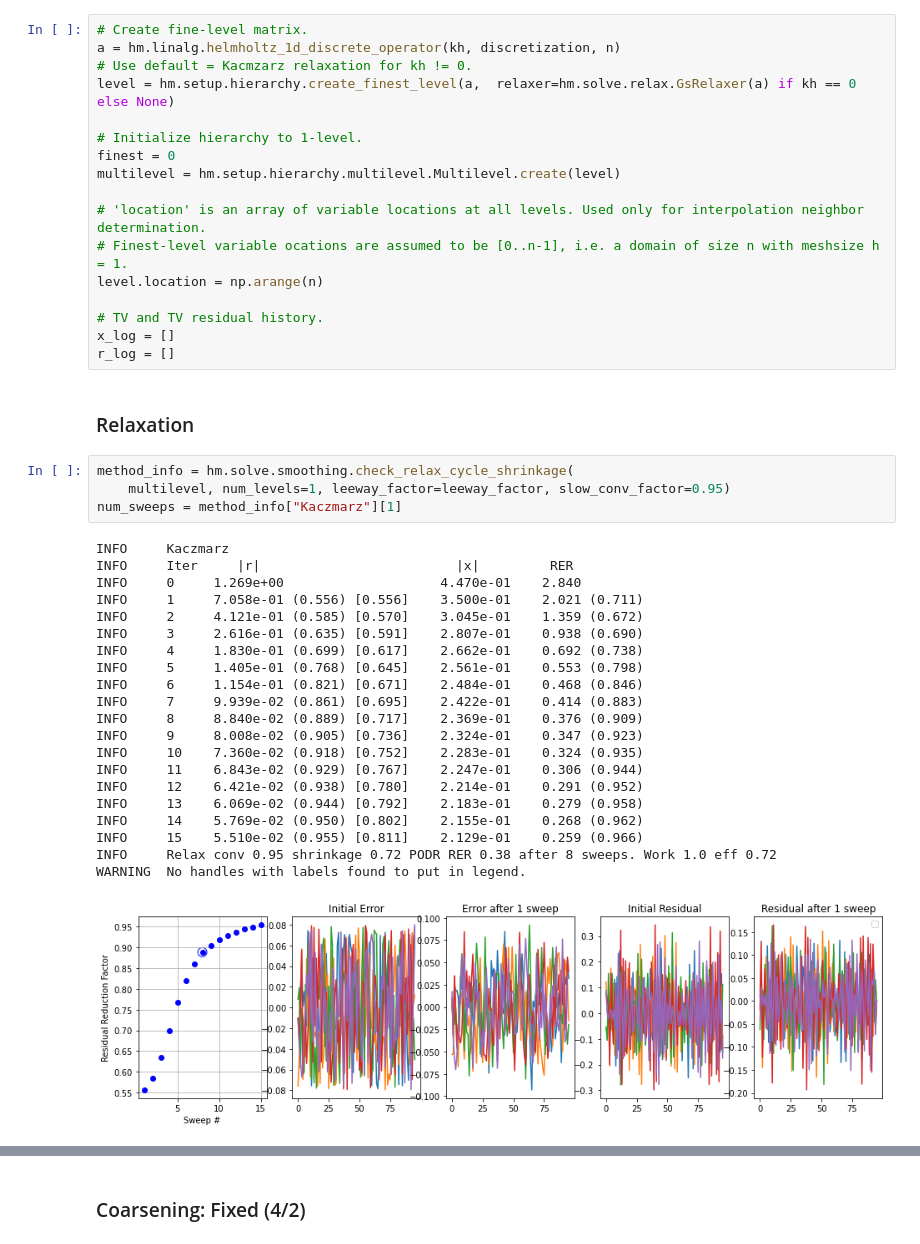
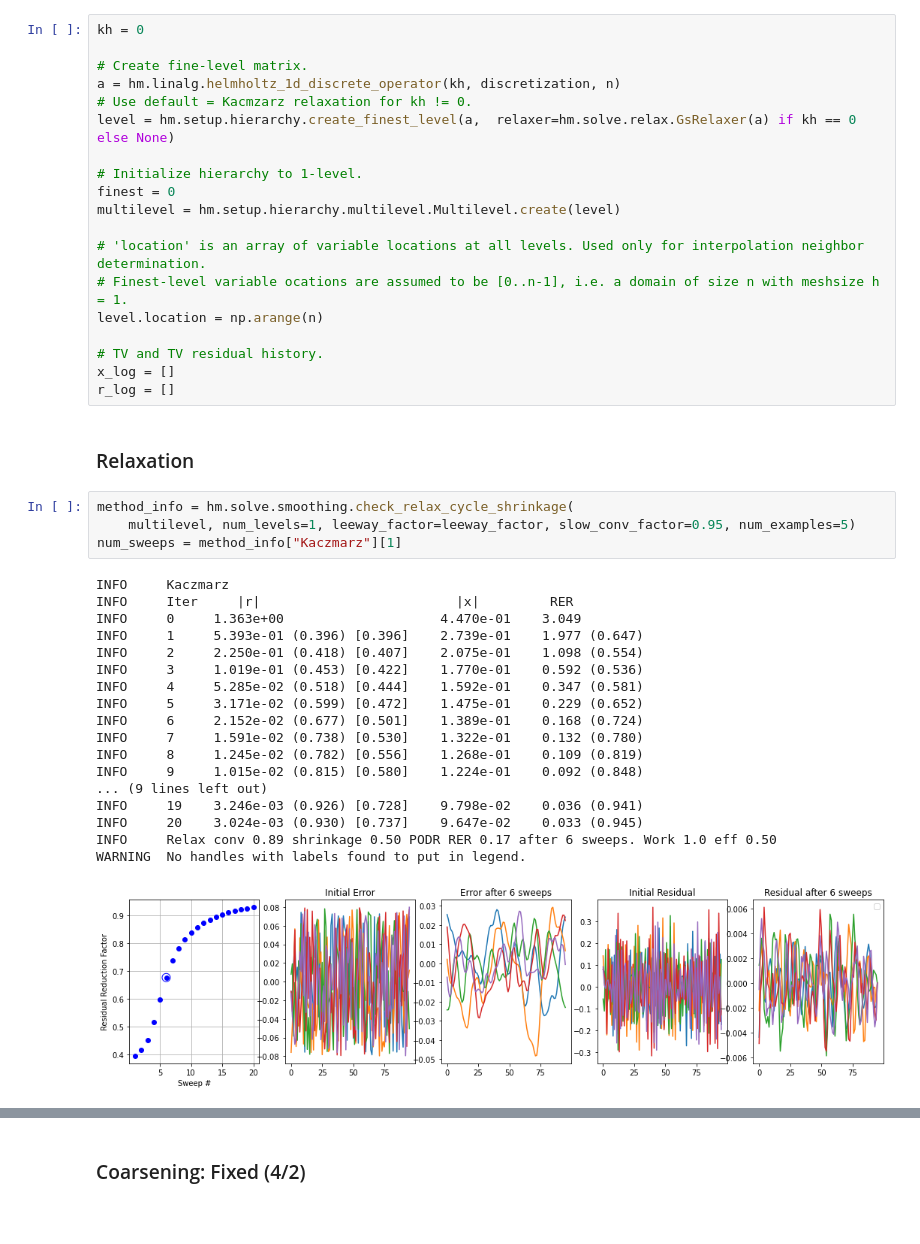
Before and after one commit to 436ahsan/Helmholtz, a Jupyter notebook: notebooks/repetitive/4_2_coarsening_3_level.ipynb, the cells around one changed output, grey strips where cells are left out. Cells and saved outputs as stored; diff of their text form; blank space fills up the shorter version.

```diff
--- a/notebooks/repetitive/4_2_coarsening_3_level.ipynb
+++ b/notebooks/repetitive/4_2_coarsening_3_level.ipynb
@@ -112,6 +112,8 @@ INFO     kh 0.5233853805513016
 # %% [markdown]
 ## Level 0->1 Coarsening
 # %%
+kh = 0
+
 # Create fine-level matrix.
 a = hm.linalg.helmholtz_1d_discrete_operator(kh, discretization, n)
 # Use default = Kacmzarz relaxation for kh != 0.
@@ -132,27 +134,24 @@ r_log = []
 ### Relaxation
 # %%
 method_info = hm.solve.smoothing.check_relax_cycle_shrinkage(
-    multilevel, num_levels=1, leeway_factor=leeway_factor, slow_conv_factor=0.95)
+    multilevel, num_levels=1, leeway_factor=leeway_factor, slow_conv_factor=0.95, num_examples=5)
 num_sweeps = method_info["Kaczmarz"][1]
 # %% [output]
 INFO     Kaczmarz
 INFO     Iter     |r|                         |x|         RER
-INFO     0     1.269e+00                    4.470e-01    2.840
-INFO     1     7.058e-01 (0.556) [0.556]    3.500e-01    2.021 (0.711)
-INFO     2     4.121e-01 (0.585) [0.570]    3.045e-01    1.359 (0.672)
-INFO     3     2.616e-01 (0.635) [0.591]    2.807e-01    0.938 (0.690)
-INFO     4     1.830e-01 (0.699) [0.617]    2.662e-01    0.692 (0.738)
-INFO     5     1.405e-01 (0.768) [0.645]    2.561e-01    0.553 (0.798)
-INFO     6     1.154e-01 (0.821) [0.671]    2.484e-01    0.468 (0.846)
-INFO     7     9.939e-02 (0.861) [0.695]    2.422e-01    0.414 (0.883)
-INFO     8     8.840e-02 (0.889) [0.717]    2.369e-01    0.376 (0.909)
-INFO     9     8.008e-02 (0.905) [0.736]    2.324e-01    0.347 (0.923)
-INFO     10    7.360e-02 (0.918) [0.752]    2.283e-01    0.324 (0.935)
-INFO     11    6.843e-02 (0.929) [0.767]    2.247e-01    0.306 (0.944)
-INFO     12    6.421e-02 (0.938) [0.780]    2.214e-01    0.291 (0.952)
-INFO     13    6.069e-02 (0.944) [0.792]    2.183e-01    0.279 (0.958)
-INFO     14    5.769e-02 (0.950) [0.802]    2.155e-01    0.268 (0.962)
-INFO     15    5.510e-02 (0.955) [0.811]    2.129e-01    0.259 (0.966)
-INFO     Relax conv 0.95 shrinkage 0.72 PODR RER 0.38 after 8 sweeps. Work 1.0 eff 0.72
+INFO     0     1.363e+00                    4.470e-01    3.049
+INFO     1     5.393e-01 (0.396) [0.396]    2.739e-01    1.977 (0.647)
+INFO     2     2.250e-01 (0.418) [0.407]    2.075e-01    1.098 (0.554)
+INFO     3     1.019e-01 (0.453) [0.422]    1.770e-01    0.592 (0.536)
+INFO     4     5.285e-02 (0.518) [0.444]    1.592e-01    0.347 (0.581)
+INFO     5     3.171e-02 (0.599) [0.472]    1.475e-01    0.229 (0.652)
+INFO     6     2.152e-02 (0.677) [0.501]    1.389e-01    0.168 (0.724)
+INFO     7     1.591e-02 (0.738) [0.530]    1.322e-01    0.132 (0.780)
+INFO     8     1.245e-02 (0.782) [0.556]    1.268e-01    0.109 (0.819)
+INFO     9     1.015e-02 (0.815) [0.580]    1.224e-01    0.092 (0.848)
+... (9 lines left out)
+INFO     19    3.246e-03 (0.926) [0.728]    9.798e-02    0.036 (0.941)
+INFO     20    3.024e-03 (0.930) [0.737]    9.647e-02    0.033 (0.945)
+INFO     Relax conv 0.89 shrinkage 0.50 PODR RER 0.17 after 6 sweeps. Work 1.0 eff 0.50
 WARNING  No handles with labels found to put in legend.
-[figure, old version]
+[figure, new version]
```
Also changed, not shown: parts of 30 cells of this notebook, 11 other files.
